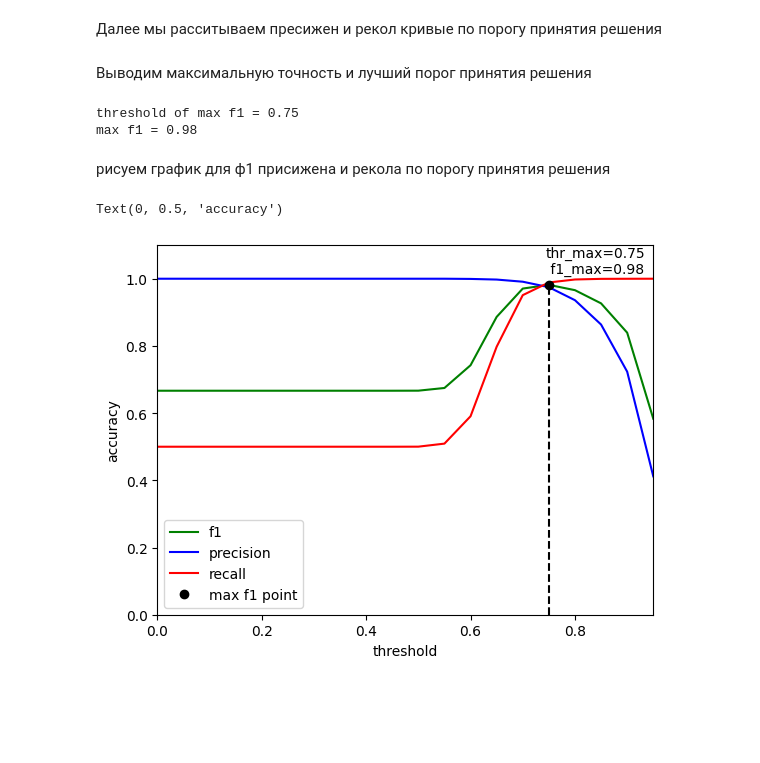
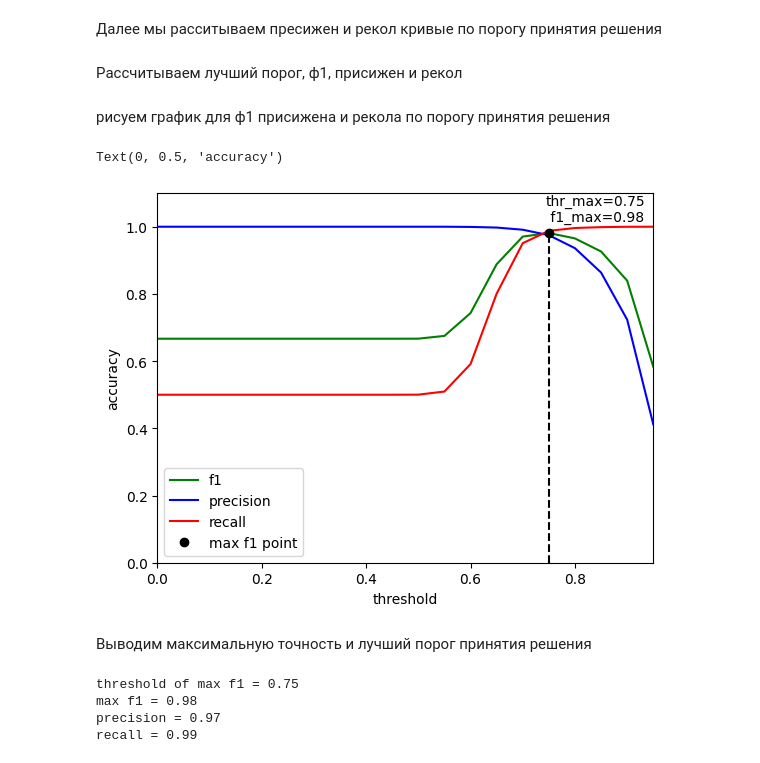
Before and after one commit to IlyaKodua/Retail_Test, a Jupyter notebook: f1_p_r_plot.ipynb, the cells around one changed output. Saved outputs shown, nothing was run; the diff lists cells and outputs as text; code cells hidden in the pictures; blank space fills up the shorter version.

```diff
--- a/f1_p_r_plot.ipynb
+++ b/f1_p_r_plot.ipynb
@@ -41,7 +41,7 @@ list_idx1, list_idx2 =  gen_ids_to_calc_accuracy(len(emb_dict[0]))
 # %%
 thres = np.arange(20)/20
 accurs = []
-pres = []
+precision = []
 recall = []
 for th in tqdm(thres):
     labels = []
@@ -52,39 +52,49 @@ for th in tqdm(thres):
         lvls.append(int(lvl > th))
         labels.append(int(i==j))
     accurs.append(f1_score(lvls, labels))
-    pres.append(precision_score(lvls, labels))
+    precision.append(precision_score(lvls, labels))
     recall.append(recall_score(lvls, labels))
+# %% [markdown]
+Рассчитываем лучший порог, ф1, присижен и рекол
+# %%
+accur_max_id = np.argmax(accurs)
+thr_max = thres[accur_max_id]
+f1_max = accurs[accur_max_id]
+precision_by_thr_max = precision[accur_max_id]
+recall_by_thr_max = recall[accur_max_id]
+# %% [markdown]
+рисуем график для ф1 присижена и рекола по порогу принятия решения
+# %%
+plt.plot(thres, accurs, "g", label="f1")
+plt.plot(thres, precision, "b", label="precision")
+plt.plot(thres, recall, "r", label="recall")
+
+# Plot the point for max f1
+plt.plot([thr_max, thr_max], [0, f1_max], "k--")
+plt.plot([thr_max], [f1_max], "ko", label="max f1 point")
+
+# Annotate the point with thr_max and f1_max values
+plt.annotate(f"thr_max={thr_max:.2f}\n f1_max={f1_max:.2f}",
+            xy=(thr_max - 0.014, f1_max + 0.014), xytext=(3, 3),
+            textcoords="offset points", ha="left", va="bottom")
+
+plt.legend(loc="best")
+plt.ylim(0.0, 1.1)
+plt.xlim(0.0, np.max(thres))
+plt.xlabel('threshold')
+plt.ylabel('accuracy')
+# %% [output]
+Text(0, 0.5, 'accuracy')
+[figure, added]
 # %% [markdown]
 Выводим максимальную точность и лучший порог принятия решения
-# %%
-thr_max = thres[np.argmax(accurs)]
-f1_max = np.max(accurs)
-
-print(f"threshold of max f1 = {thr_max:.2f}\nmax f1 = {f1_max:.2f}")
-# %% [output]
-threshold of max f1 = 0.75
-max f1 = 0.98
-# %% [markdown]
-рисуем график для ф1 присижена и рекола по порогу принятия решения
-# %%
-plt.plot(thres, accurs, "g", label="f1")
-plt.plot(thres, pres, "b", label="precision")
-plt.plot(thres, recall, "r", label="recall")
-
-# Plot the point for max f1
-plt.plot([thr_max, thr_max], [0, f1_max], "k--")
-plt.plot([thr_max], [f1_max], "ko", label="max f1 point")
-
-# Annotate the point with thr_max and f1_max values
-plt.annotate(f"thr_max={thr_max:.2f}\n f1_max={f1_max:.2f}",
-            xy=(thr_max - 0.014, f1_max + 0.014), xytext=(3, 3),
-            textcoords="offset points", ha="left", va="bottom")
-
-plt.legend(loc="best")
-plt.ylim(0.0, 1.1)
-plt.xlim(0.0, np.max(thres))
-plt.xlabel('threshold')
-plt.ylabel('accuracy')
-# %% [output]
-Text(0, 0.5, 'accuracy')
-[figure, removed]
+# %%
+print(f"threshold of max f1 = {thr_max:.2f}")
+print(f"max f1 = {f1_max:.2f}")
+print(f"precision = {precision_by_thr_max:.2f}")
+print(f"recall = {recall_by_thr_max:.2f}")
+# %% [output]
+threshold of max f1 = 0.75
+max f1 = 0.98
+precision = 0.97
+recall = 0.99
```
